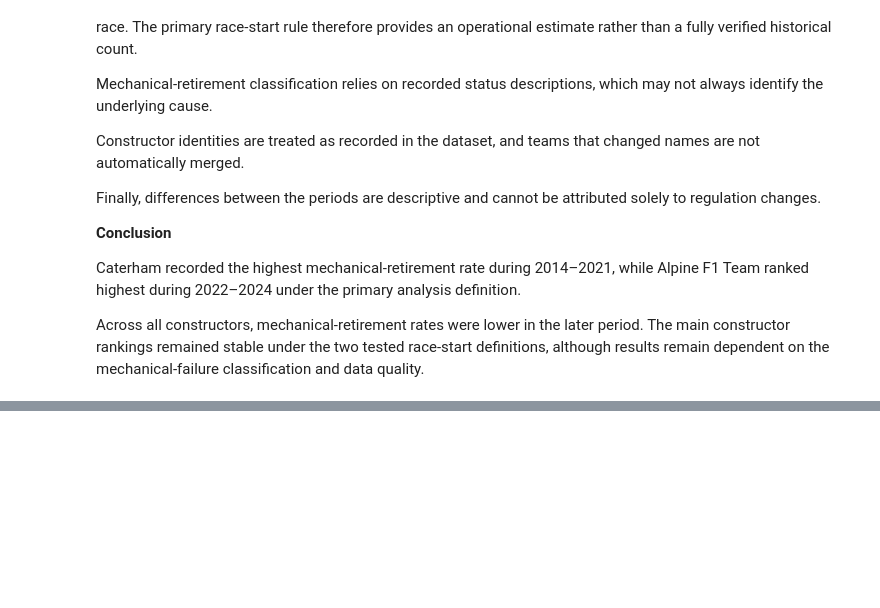
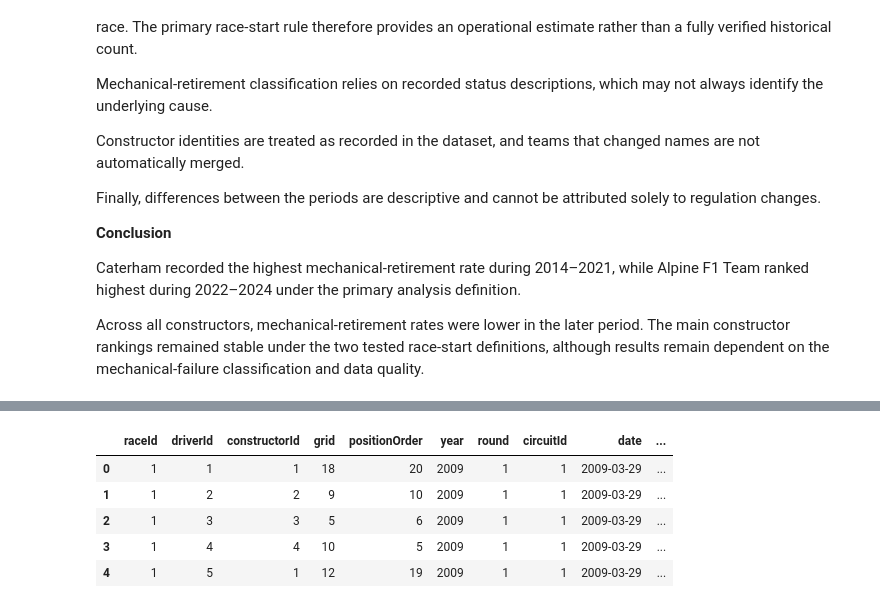
Before and after one commit to MalakAmrAlarnaouty/ACL_Project, a Jupyter notebook: ACL Milestone 1.ipynb, the cells around one changed output, grey strips where cells are left out. Drawn from its saved outputs; the diff is of its cells as text; code cells hidden in the pictures; blank space fills up the shorter version.

```diff
--- a/ACL Milestone 1.ipynb
+++ b/ACL Milestone 1.ipynb
@@ -3937,0 +3970,61 @@ Across all constructors, mechanical-retirement rates were lower in the later per
+# %%
+
+
+# Select relevant race-result columns
+model_results = cleaned_datasets['results'][
+    ['raceId', 'driverId', 'constructorId',
+     'grid', 'positionOrder']
+].copy()
+
+# Select race context
+model_races = cleaned_datasets['races'][
+    ['raceId', 'year', 'round', 'circuitId', 'date']
+].copy()
+
+# Select qualifying information
+model_qualifying = cleaned_datasets['qualifying'][
+    ['raceId', 'driverId', 'position']
+].rename(
+    columns={'position': 'qualifying_position'}
+).copy()
+
+# Construct base driver-race table
+model_df = (
+    model_results
+    .merge(
+        model_races,
+        on='raceId',
+        how='left',
+        validate='many_to_one'
+    )
+    .merge(
+        model_qualifying,
+        on=['raceId', 'driverId'],
+        how='left',
+        validate='many_to_one'
+    )
+)
+
+# Define target
+model_df['podium'] = (
+    model_df['positionOrder'] <= 3
+).astype(int)
+
+# Verify driver-race uniqueness
+assert not model_df.duplicated(
+    ['raceId', 'driverId']
+).any(), "Duplicate driver-race rows found!"
+
+print("Modeling table shape:", model_df.shape)
+
+print("\nYear range:")
+print(model_df['year'].min(), "-", model_df['year'].max())
+
+print("\nMissing values:")
+print(model_df.isna().sum())
+
+print("\nPodium distribution:")
+print(model_df['podium'].value_counts())
+
+display(model_df.head())
+# %% [output]
@@ -3937,0 +4048,6 @@ Across all constructors, mechanical-retirement rates were lower in the later per
+|  | raceId | driverId | constructorId | grid | positionOrder | year | round | circuitId | date | ... |
+| 0 | 1 | 1 | 1 | 18 | 20 | 2009 | 1 | 1 | 2009-03-29 | ... |
+| 1 | 1 | 2 | 2 | 9 | 10 | 2009 | 1 | 1 | 2009-03-29 | ... |
+| 2 | 1 | 3 | 3 | 5 | 6 | 2009 | 1 | 1 | 2009-03-29 | ... |
+| 3 | 1 | 4 | 4 | 10 | 5 | 2009 | 1 | 1 | 2009-03-29 | ... |
+| 4 | 1 | 5 | 1 | 12 | 19 | 2009 | 1 | 1 | 2009-03-29 | ... |
```
Also changed, not shown: parts of 10 cells of this notebook.
